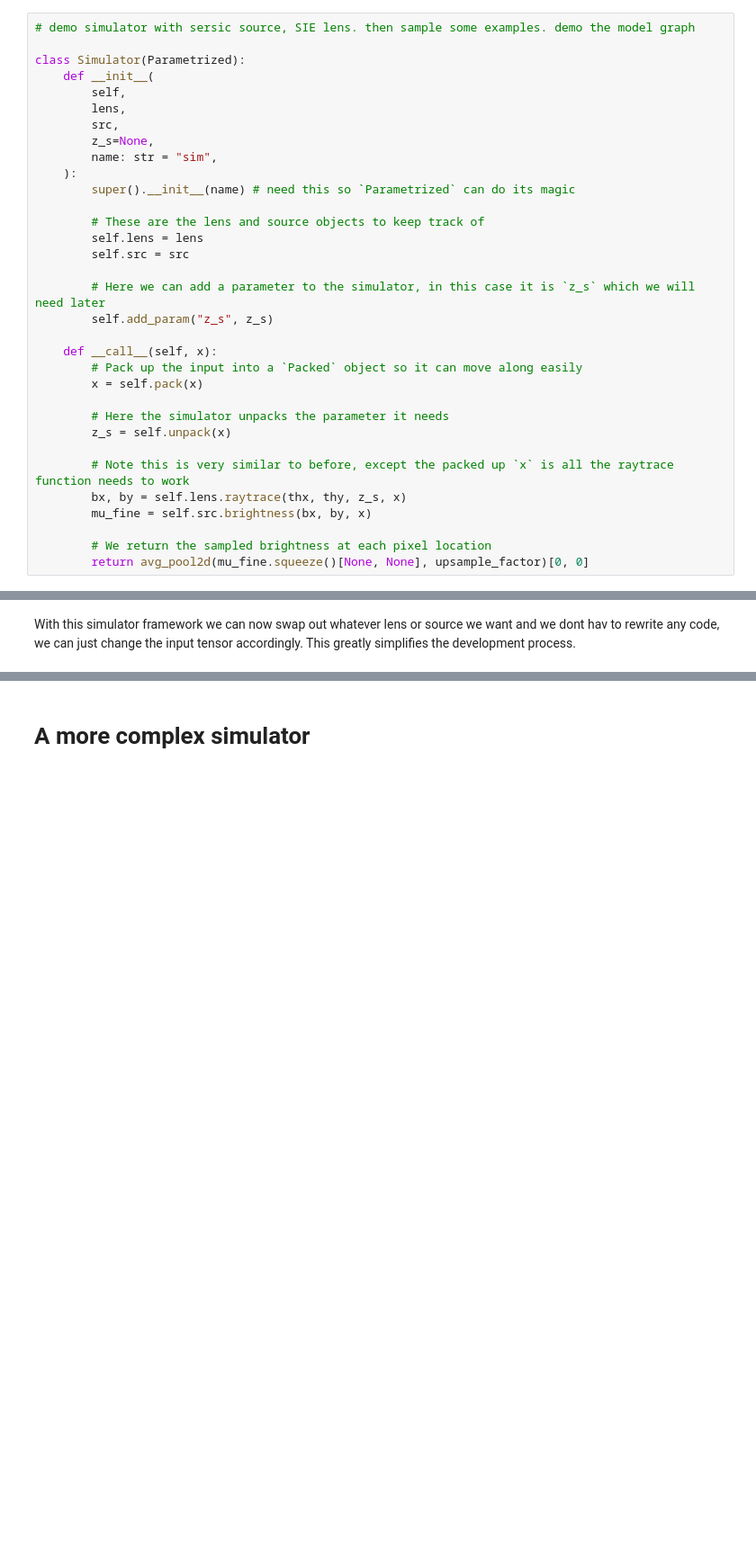
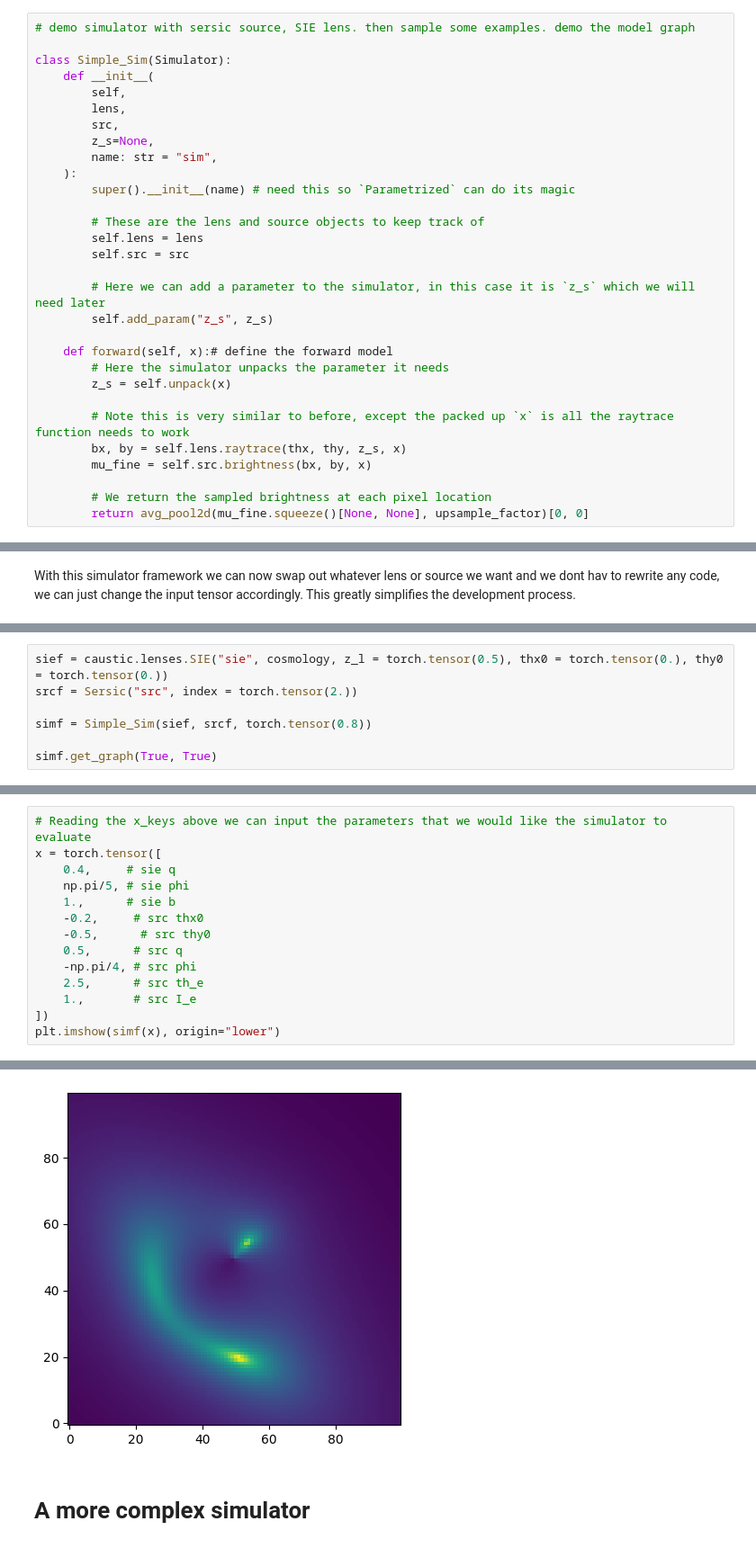
Before and after one commit to Ciela-Institute/caustic-analyses, a Jupyter notebook: notebooks/BasicIntroduction.ipynb, the cells around one changed output, grey strips where cells are left out. Shown: that part at 90% size. Cells and saved outputs as stored; diff of their text form; blank space fills up the shorter version.

Commit message:
intro notebook using new simulator class

```diff
--- a/notebooks/BasicIntroduction.ipynb
+++ b/notebooks/BasicIntroduction.ipynb
@@ -146,7 +146,7 @@ Here we will demo the very basics of lensing with a classic SIE lens model. We w
 # %%
 # demo simulator with sersic source, SIE lens. then sample some examples. demo the model graph
 
-class Simulator(Parametrized):
+class Simple_Sim(Simulator):
     def __init__(
         self,
         lens,
@@ -163,10 +163,7 @@ class Simulator(Parametrized):
         # Here we can add a parameter to the simulator, in this case it is `z_s` which we will need later
         self.add_param("z_s", z_s)
 
-    def __call__(self, x):
-        # Pack up the input into a `Packed` object so it can move along easily
-        x = self.pack(x)
-
+    def forward(self, x):# define the forward model
         # Here the simulator unpacks the parameter it needs
         z_s = self.unpack(x)
 
@@ -264,0 +266,7 @@ reinstantiate simulator with fixed parameters
+# %%
+sief = caustic.lenses.SIE("sie", cosmology, z_l = torch.tensor(0.5), thx0 = torch.tensor(0.), thy0 = torch.tensor(0.))
+srcf = Sersic("src", index = torch.tensor(2.))
+
+simf = Simple_Sim(sief, srcf, torch.tensor(0.8))
+
+simf.get_graph(True, True)
@@ -264,0 +285,15 @@ reinstantiate simulator with fixed parameters
+# %%
+# Reading the x_keys above we can input the parameters that we would like the simulator to evaluate
+x = torch.tensor([
+    0.4,     # sie q
+    np.pi/5, # sie phi
+    1.,      # sie b
+    -0.2,     # src thx0
+    -0.5,      # src thy0
+    0.5,      # src q
+    -np.pi/4, # src phi
+    2.5,      # src th_e
+    1.,       # src I_e
+])
+plt.imshow(simf(x), origin="lower")
+# %% [output]
@@ -265,2 +301,3 @@ reinstantiate simulator with fixed parameters
+[figure, added]
 # %% [markdown]
 # A more complex simulator
```
Also changed, not shown: parts of 11 cells of this notebook.
